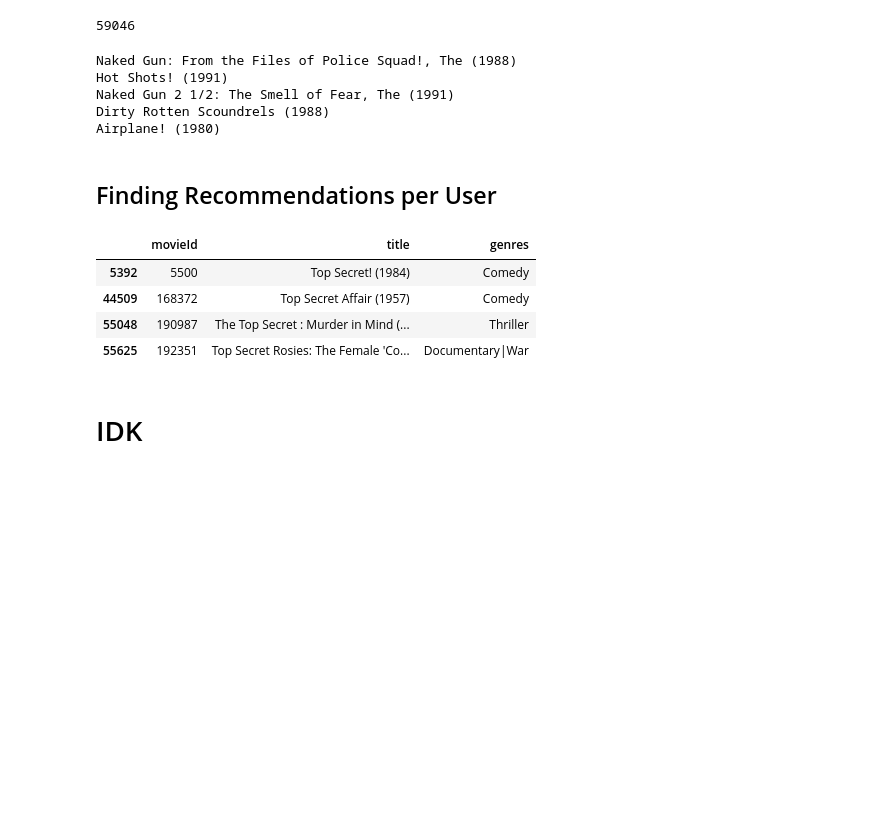
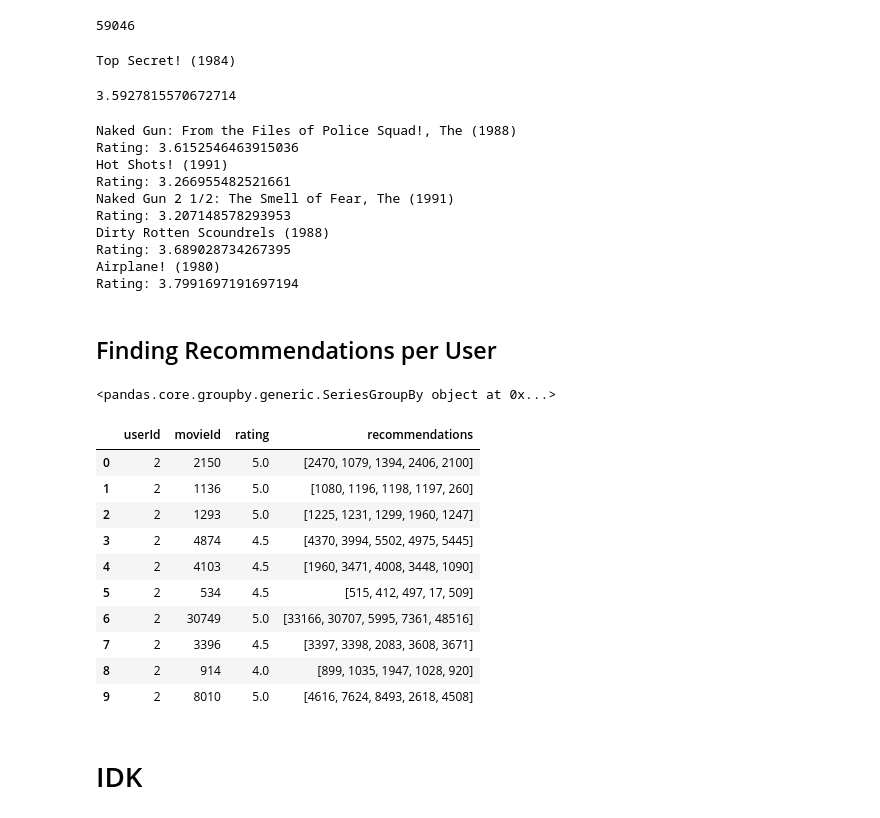
Before and after one commit to CharlesPizza/movieCollabFit, a Jupyter notebook: dataexplore.ipynb, the cells around one changed output. Cells and saved outputs as stored; diff of their text form; code cells hidden in the pictures; blank space fills up the shorter version.

Commit message:
added recently liked

```diff
--- a/dataexplore.ipynb
+++ b/dataexplore.ipynb
@@ -302,25 +300,60 @@ movie_titles = dict(zip(movie_df['movieId'], movie_df['title']))
 movie_id = 5500
 similar_ids = find_similar_items(movie_id, X, k=5)
 movie_title = movie_titles[movie_id]
+# %%
+print(movie_title)
+ratings_df.query(f'movieId == {movie_id}').rating.agg('mean')
+# %% [output]
+Top Secret! (1984)
+3.5927815570672714
 # %%
 for i in similar_ids:
-    print(movie_titles[i])
+    print(f'{movie_titles[i]} \nRating: {ratings_df.query(f"movieId == {i}").rating.agg("mean")}')
 # %% [output]
 Naked Gun: From the Files of Police Squad!, The (1988)
+Rating: 3.6152546463915036
 Hot Shots! (1991)
+Rating: 3.266955482521661
 Naked Gun 2 1/2: The Smell of Fear, The (1991)
+Rating: 3.207148578293953
 Dirty Rotten Scoundrels (1988)
+Rating: 3.689028734267395
 Airplane! (1980)
+Rating: 3.7991697191697194
 # %% [markdown]
 ## Finding Recommendations per User
 # %%
-movie_df.query(f'title.str.contains("Top Secret", case=False)')
+ratings_df.groupby('userId')['rating']
 # %% [output]
-|  | movieId | title | genres |
-| 5392 | 5500 | Top Secret! (1984) | Comedy |
-| 44509 | 168372 | Top Secret Affair (1957) | Comedy |
-| 55048 | 190987 | The Top Secret : Murder in Mind (... | Thriller |
-| 55625 | 192351 | Top Secret Rosies: The Female 'Co... | Documentary|War |
+<pandas.core.groupby.generic.SeriesGroupBy object at 0x...>
+# %%
+def recommend_user(user_id, X):
+    similar_movies = {}
+    user_ratings = ratings_df.query(f'userId == {user_id}')
+    user_ratings = user_ratings.query('rating >=4')
+    recently_liked = user_ratings.sort_values(by='timestamp', ascending=False).head(10)
+    recently_liked.drop(['timestamp'], axis=1,inplace=True)
+
+    for movie in recently_liked.movieId:
+        similar_movies[movie] = find_similar_items(movie, X, k=5)
+    df = recently_liked.merge(pd.DataFrame(list(similar_movies.items()),
+                                      columns=['movieId', 'recommendations']), on='movieId')
+    return df
+user_rec = recommend_user(2, X)
+# %%
+user_rec
+# %% [output]
+|  | userId | movieId | rating | recommendations |
+| 0 | 2 | 2150 | 5.0 | [2470, 1079, 1394, 2406, 2100] |
+| 1 | 2 | 1136 | 5.0 | [1080, 1196, 1198, 1197, 260] |
+| 2 | 2 | 1293 | 5.0 | [1225, 1231, 1299, 1960, 1247] |
+| 3 | 2 | 4874 | 4.5 | [4370, 3994, 5502, 4975, 5445] |
+| 4 | 2 | 4103 | 4.5 | [1960, 3471, 4008, 3448, 1090] |
+| 5 | 2 | 534 | 4.5 | [515, 412, 497, 17, 509] |
+| 6 | 2 | 30749 | 5.0 | [33166, 30707, 5995, 7361, 48516] |
+| 7 | 2 | 3396 | 4.5 | [3397, 3398, 2083, 3608, 3671] |
+| 8 | 2 | 914 | 4.0 | [899, 1035, 1947, 1028, 920] |
+| 9 | 2 | 8010 | 5.0 | [4616, 7624, 8493, 2618, 4508] |
 # %% [markdown]
 # IDK
 # %%
```
Also changed, not shown: parts of 1 cell of this notebook.
